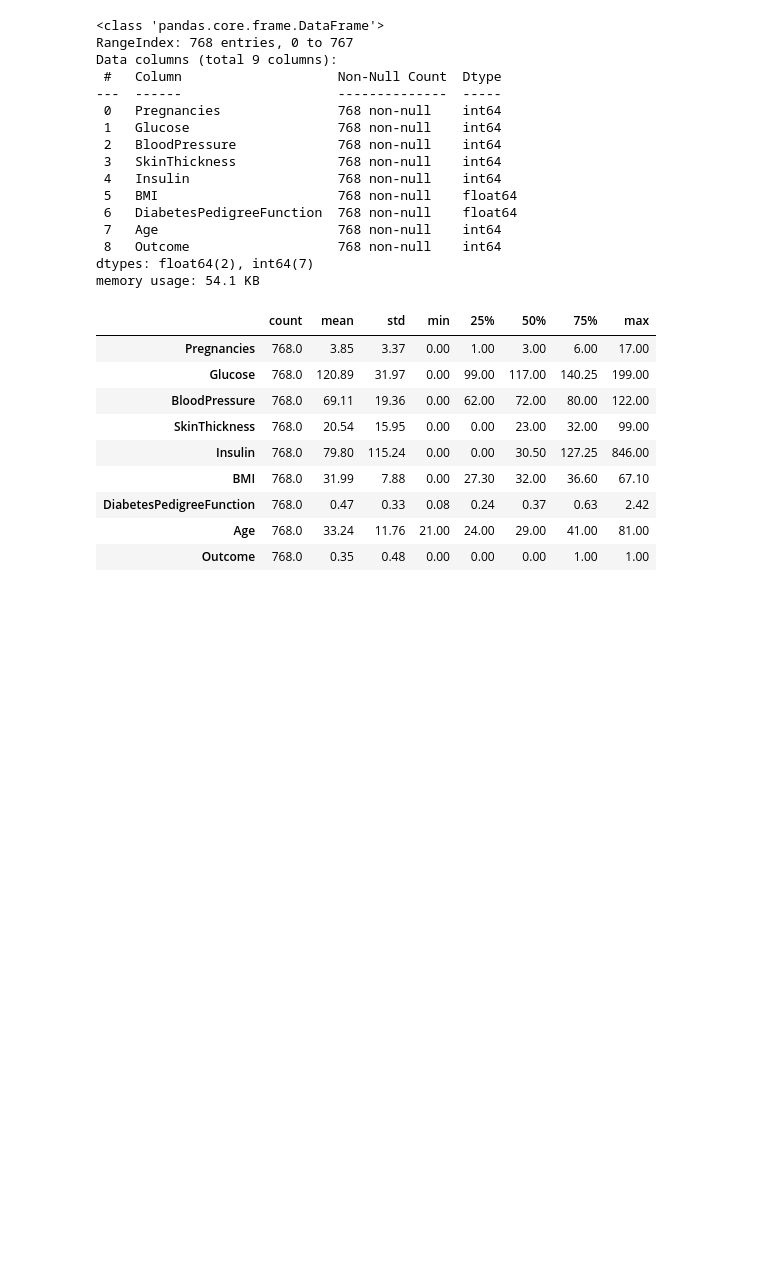
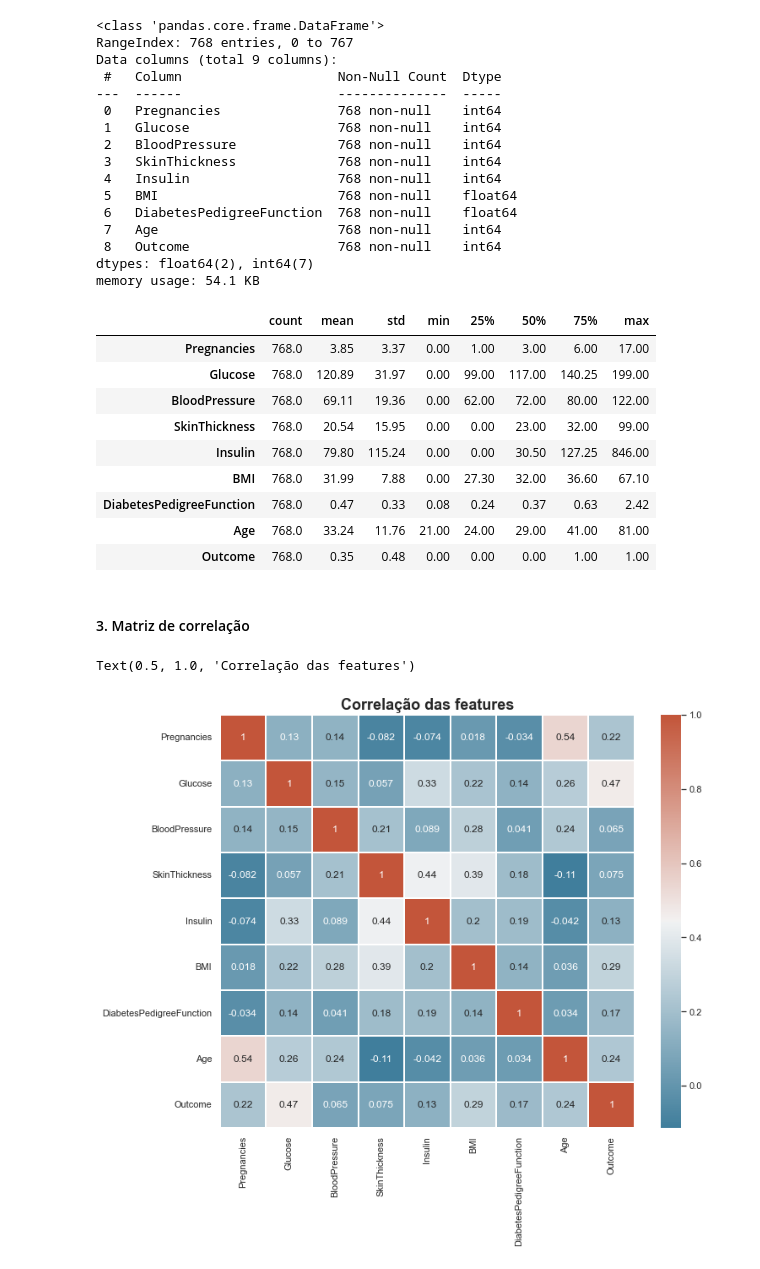
Before and after one commit to DieggoHenrique/Analise_Preditiva_Avancada_Previsao_Diabete, a Jupyter notebook: previsao_diabetes_willy.ipynb, the cells around one changed output. Saved outputs shown, nothing was run; the diff lists cells and outputs as text; code cells hidden in the pictures; blank space fills up the shorter version.

```diff
--- a/previsao_diabetes_willy.ipynb
+++ b/previsao_diabetes_willy.ipynb
@@ -76,3 +78,29 @@ round(dataset.describe().T, 2)
 | DiabetesPedigreeFunction | 768.0 | 0.47 | 0.33 | 0.08 | 0.24 | 0.37 | 0.63 | 2.42 |
 | Age | 768.0 | 33.24 | 11.76 | 21.00 | 24.00 | 29.00 | 41.00 | 81.00 |
 | Outcome | 768.0 | 0.35 | 0.48 | 0.00 | 0.00 | 0.00 | 1.00 | 1.00 |
+# %% [markdown]
+<h4> 3. Matriz de correlação</h4>
+# %%
+#Setar o tema do gráfico no Seaborn
+sns.set_theme(style='white')
+
+#Definir a matriz de correlação
+corr = dataset.corr()
+
+#Definindo um mapa de cores divergentes
+cmap = sns.diverging_palette(230, 20, as_cmap=True)
+
+#Definindo o tamanho da figura
+f, ax = plt.subplots(figsize=(11, 9))
+
+#### Heatmap de Correlação ####
+sns.heatmap(
+    data = corr, #dados
+    cmap = cmap,
+    linewidth = .10, #linhas entre os quadrados
+    annot=True #incluir o valor nas figuras
+)
+plt.title('Correlação das features', size=18, fontweight='bold') #Título do gráfico
+# %% [output]
+Text(0.5, 1.0, 'Correlação das features')
+[figure, added]
```
Also changed, not shown: parts of 3 cells of this notebook.
